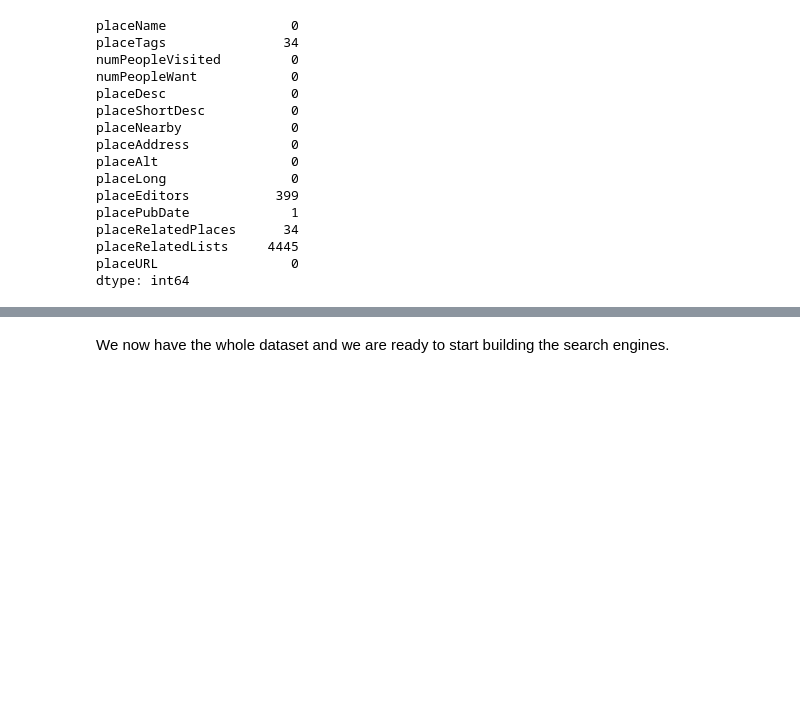
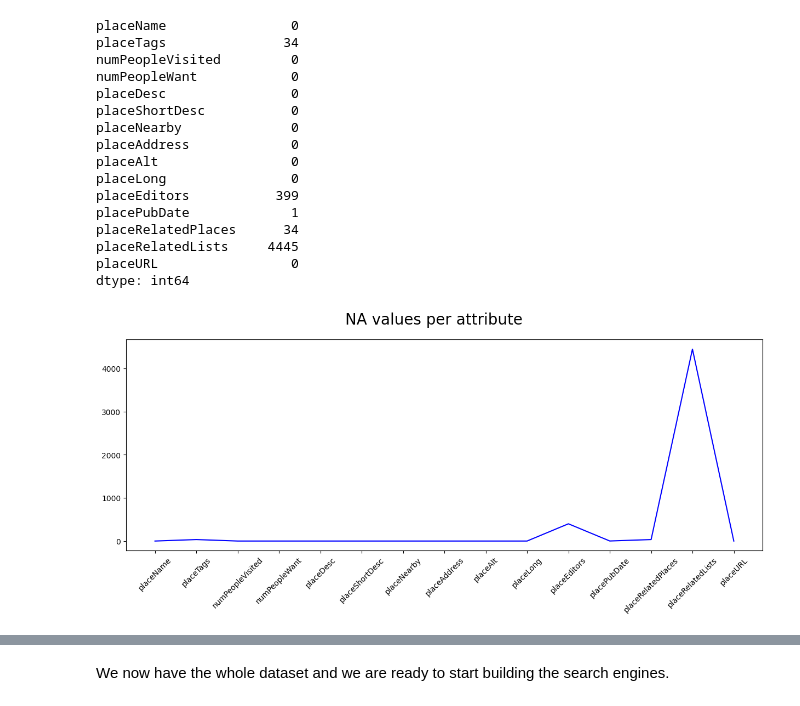
Before and after one commit to LucaFabri99/3HW-ADM-Fabri.Dinino.Aur, a Jupyter notebook: main.ipynb, the cells around one changed output, grey strips where cells are left out. Cells and saved outputs as stored; diff of their text form; code cells hidden in the pictures; blank space fills up the shorter version.

```diff
--- a/main.ipynb
+++ b/main.ipynb
@@ -231,3 +231,16 @@ placeRelatedPlaces      34
 placeRelatedLists     4445
 placeURL                 0
 dtype: int64
+# %%
+na_values = [mostPopularPlaces[column].isna().sum() for column in mostPopularPlaces.columns]
+
+fig = plt.figure(figsize = (15,5))
+fig.suptitle('NA values per attribute', fontsize = 20)
+
+x = list(mostPopularPlaces.columns.values)
+plt.plot(x, na_values, color = 'blue')
+plt.xticks(rotation = 45)
+
+plt.show()
+# %% [output]
+[figure, added]
```
Also changed, not shown: parts of 5 cells of this notebook, 1 other file.
